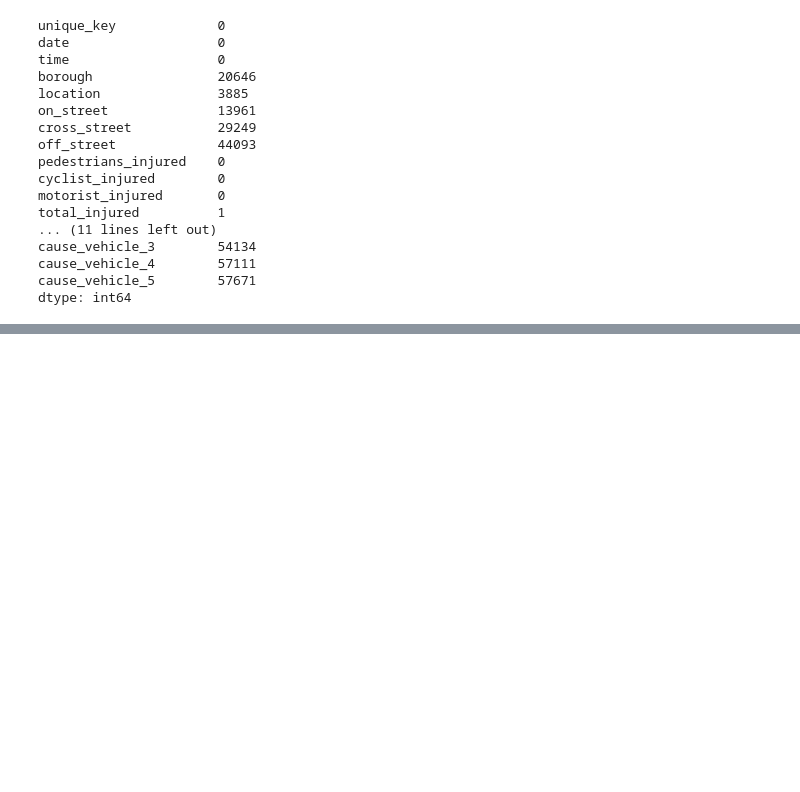
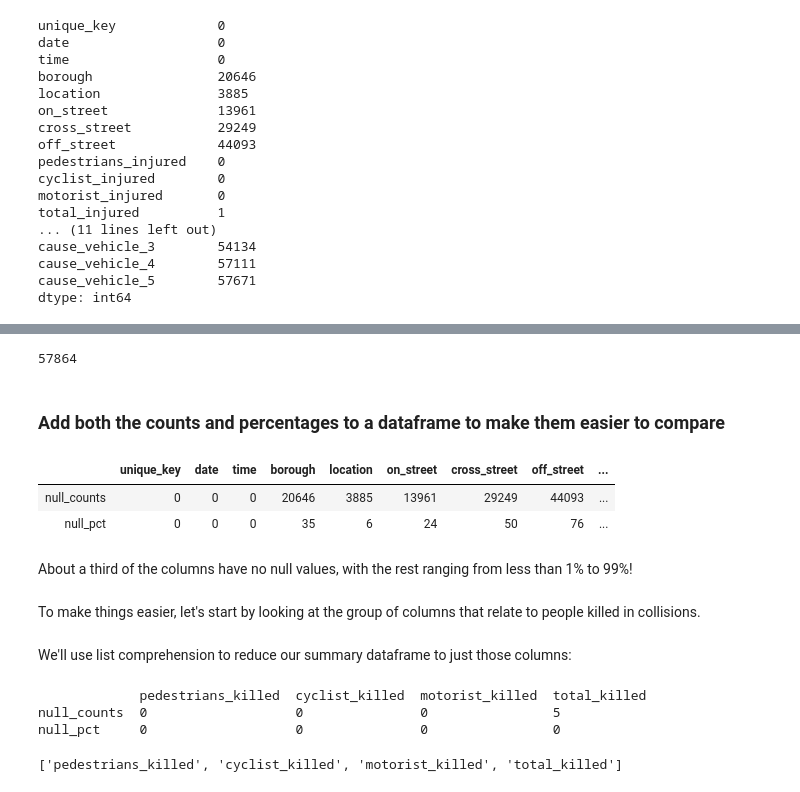
Before and after one commit to Clemo97/working-with-missing-data, a Jupyter notebook: working-with-missing-data.ipynb, the cells around one changed output, grey strips where cells are left out. Drawn from its saved outputs; the diff is of its cells as text; code cells hidden in the pictures; blank space fills up the shorter version.

```diff
--- a/working-with-missing-data.ipynb
+++ b/working-with-missing-data.ipynb
@@ -110,0 +123,4 @@ dtype: int64
+# %%
+#shape method gets the total number of rows
+null_counts_pct = null_counts / mvc.shape[0] * 100
+print(null_counts_pct)
@@ -110,0 +145,42 @@ dtype: int64
+# %%
+mvc.shape[0]
+# %% [output]
+57864
+# %% [markdown]
+### Add both the counts and percentages to a dataframe to make them easier to compare
+# %%
+#Constructing a DataFrame from a dictionary.
+#df1.transpose()
+#Transposing a DataFrame with mixed dtypes will result in a homogeneous DataFrame with the object dtype hence we use astype(int)
+null_df = pd.DataFrame({'null_counts': null_counts, 'null_pct': null_counts_pct})
+# Rotate the dataframe so that rows become columns and vice-versa
+null_df = null_df.T.astype(int)
+
+null_df
+# %% [output]
+|  | unique_key | date | time | borough | location | on_street | cross_street | off_street | ... |
+| null_counts | 0 | 0 | 0 | 20646 | 3885 | 13961 | 29249 | 44093 | ... |
+| null_pct | 0 | 0 | 0 | 35 | 6 | 24 | 50 | 76 | ... |
+# %% [markdown]
+About a third of the columns have no null values, with the rest ranging from less than 1% to 99%!
+# %% [markdown]
+To make things easier, let's start by looking at the group of columns that relate to people killed in collisions.
+# %% [markdown]
+We'll use list comprehension to reduce our summary dataframe to just those columns:
+# %%
+killed_cols = [col for col in mvc.columns if 'killed' in col]
+print(null_df[killed_cols])
+# %% [output]
+             pedestrians_killed  cyclist_killed  motorist_killed  total_killed
+null_counts  0                   0               0                5
+null_pct     0                   0               0                0
+# %%
+killed_cols = []
+for col in mvc.columns:
+    if 'killed' in col:
+        killed_cols.append(col)
+
+#print(null_df[killed_cols])
+killed_cols
+# %% [output]
+['pedestrians_killed', 'cyclist_killed', 'motorist_killed', 'total_killed']
```
Also changed, not shown: parts of 42 cells of this notebook, 11 other files.
